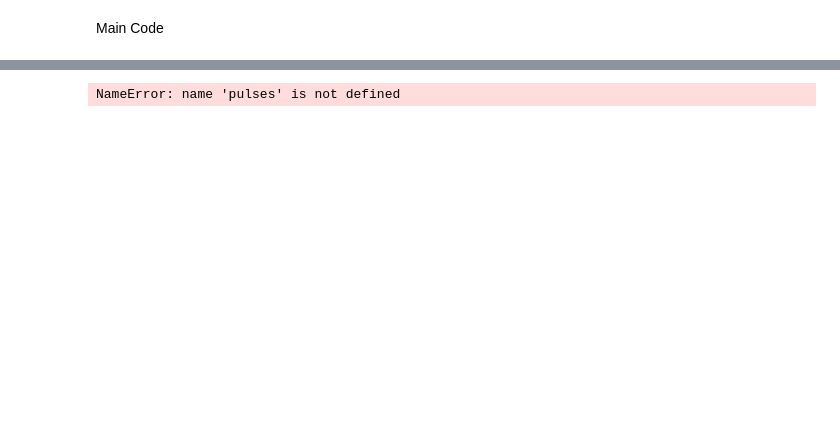
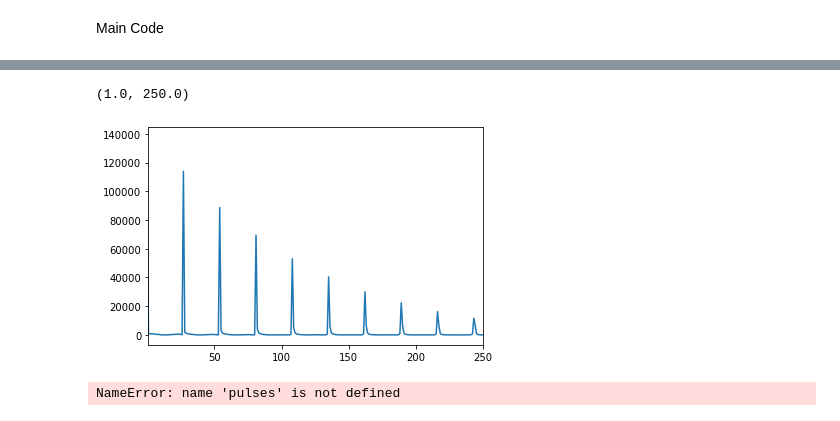
Before and after one commit to lianisreyes/Fourier-Transform-Light-Periodicy, a Jupyter notebook: FFT Final Project .ipynb, the cells around one changed output, grey strips where cells are left out. Cells and saved outputs as stored; diff of their text form; code cells hidden in the pictures; blank space fills up the shorter version.

```diff
--- a/FFT Final Project .ipynb
+++ b/FFT Final Project .ipynb
@@ -36 +50,11 @@ Main Code
+# %%
+trainFFT = abs(np.fft.rfft(pulse_train))**2
+#
+plt.plot(trainFFT)
+plt.xlim(1, 250)
+# x axis needs frq resolution which is 1/total length of bins
+# arbitrary power
+# %% [output]
+(1.0, 250.0)
+[figure, added]
 # %%
```
Also changed, not shown: parts of 8 cells of this notebook, 2 other files.
